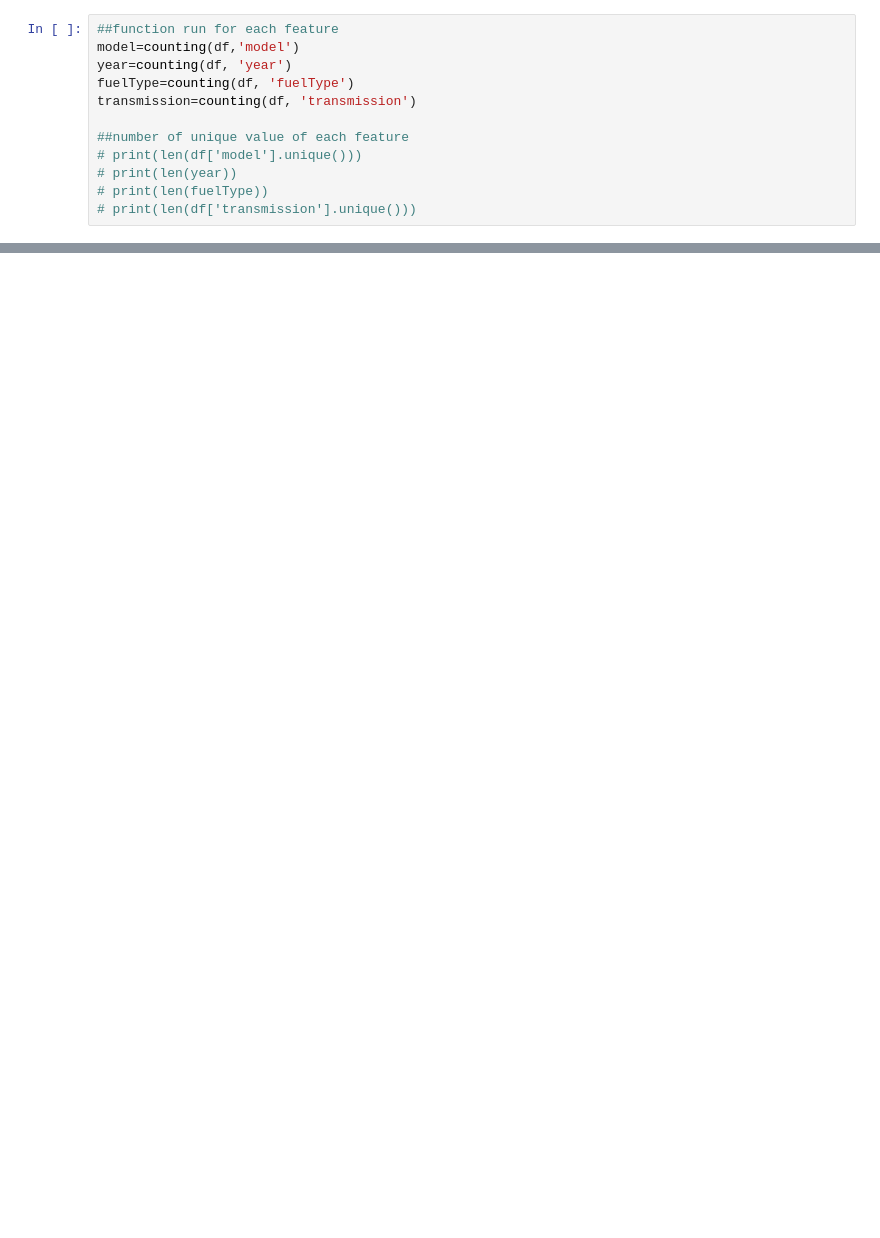
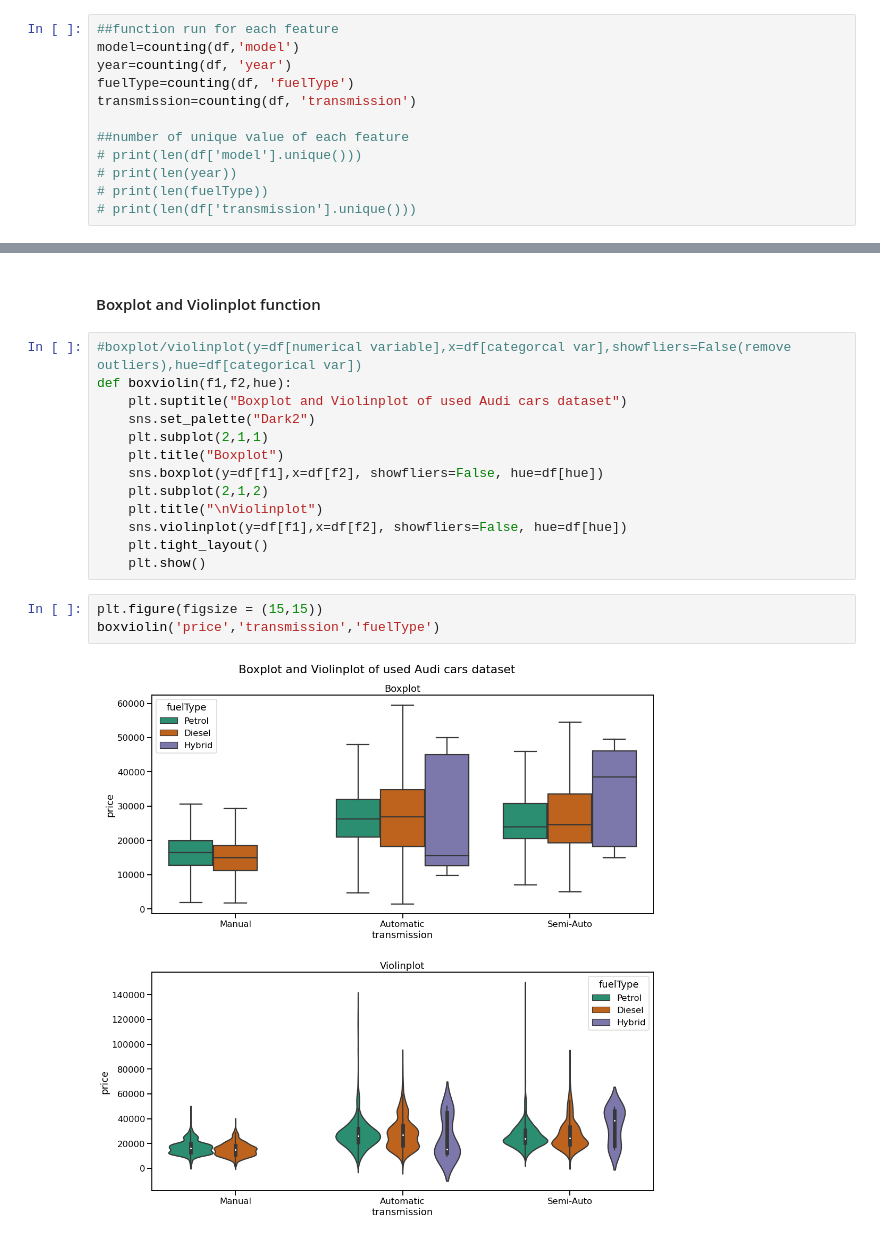
Before and after one commit to Mehreen-te/audi_used_car_analysis, a Jupyter notebook: audi_used_car_EDA.ipynb, the cells around one changed output, grey strips where cells are left out. Saved outputs shown, nothing was run; the diff lists cells and outputs as text; blank space fills up the shorter version.

```diff
--- a/audi_used_car_EDA.ipynb
+++ b/audi_used_car_EDA.ipynb
@@ -123,0 +246,20 @@ plt.show()
+# %% [markdown]
+#### Boxplot and Violinplot function
+# %%
+#boxplot/violinplot(y=df[numerical variable],x=df[categorcal var],showfliers=False(remove outliers),hue=df[categorical var])
+def boxviolin(f1,f2,hue):
+    plt.suptitle("Boxplot and Violinplot of used Audi cars dataset")
+    sns.set_palette("Dark2")
+    plt.subplot(2,1,1)
+    plt.title("Boxplot")
+    sns.boxplot(y=df[f1],x=df[f2], showfliers=False, hue=df[hue])
+    plt.subplot(2,1,2)
+    plt.title("\nViolinplot")
+    sns.violinplot(y=df[f1],x=df[f2], showfliers=False, hue=df[hue])
+    plt.tight_layout()
+    plt.show()
+# %%
+plt.figure(figsize = (15,15))
+boxviolin('price','transmission','fuelType')
+# %% [output]
+[figure, added]
```
Also changed, not shown: parts of 25 cells of this notebook.
